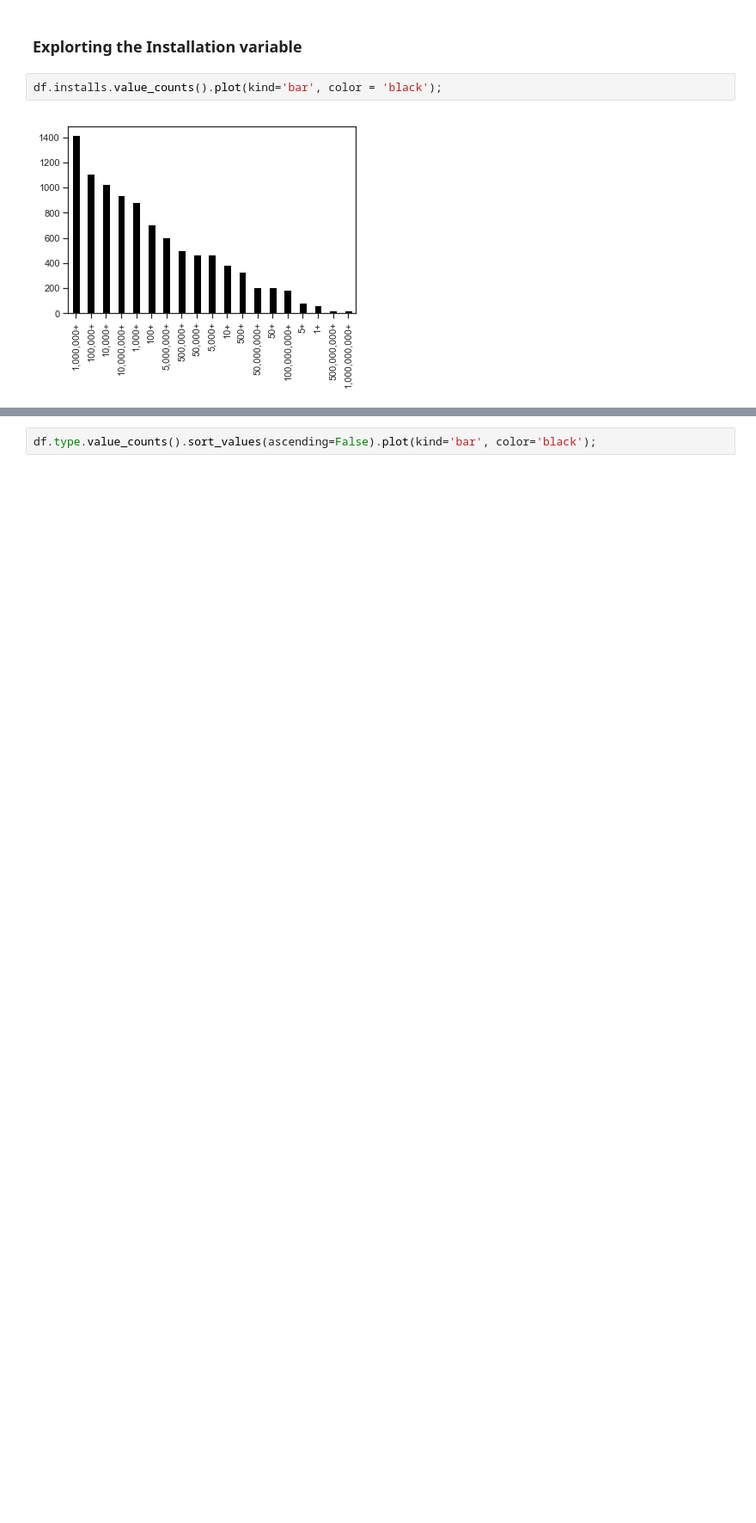
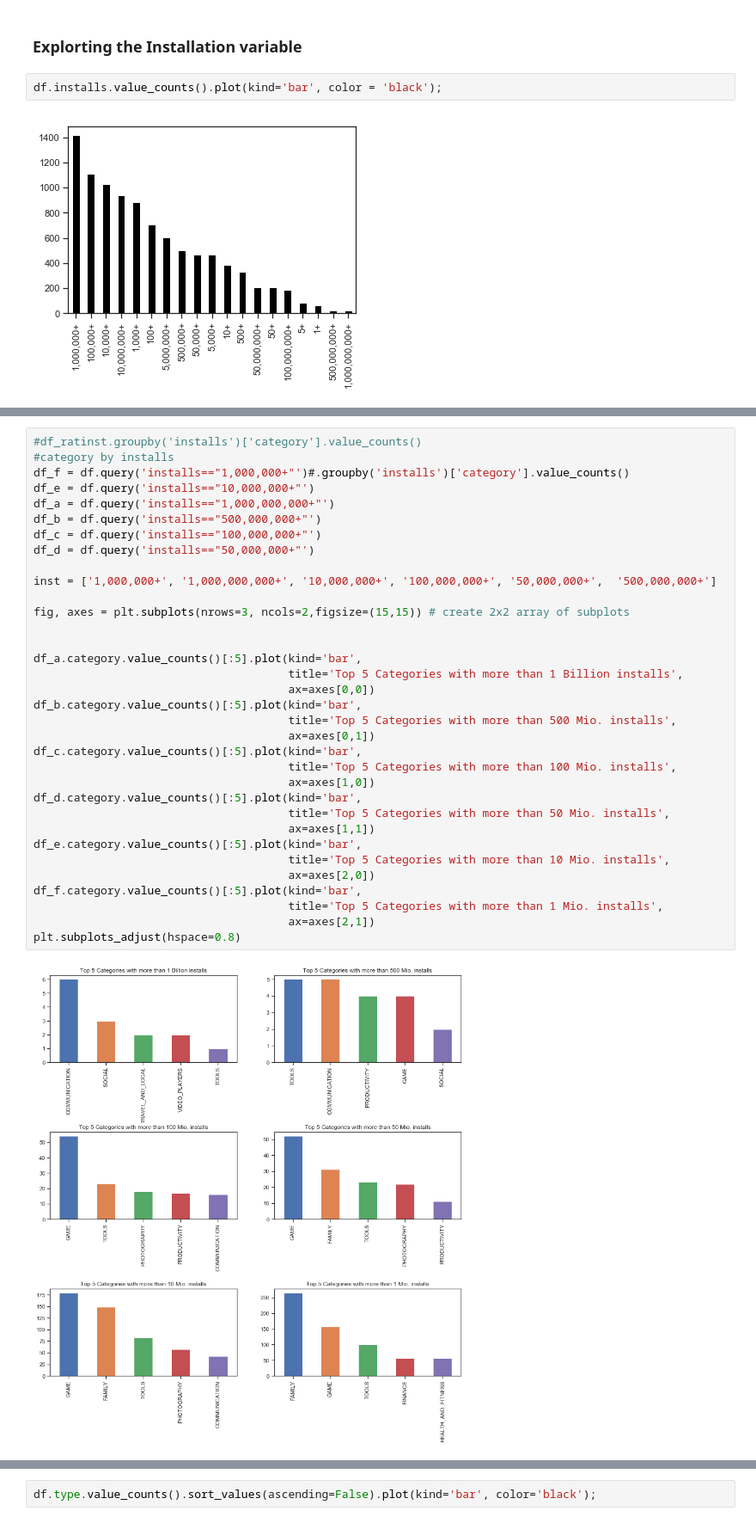
Before and after one commit to igorstojanovic91/google-play-store, a Jupyter notebook: Google Play Store Aanalysis.ipynb, the cells around one changed output, grey strips where cells are left out. Shown: that part at 86% size. Drawn from its saved outputs; the diff is of its cells as text; blank space fills up the shorter version.

```diff
--- a/Google Play Store Aanalysis.ipynb
+++ b/Google Play Store Aanalysis.ipynb
@@ -821,0 +947,36 @@ plt.show()
+# %%
+#df_ratinst.groupby('installs')['category'].value_counts()
+#category by installs
+df_f = df.query('installs=="1,000,000+"')#.groupby('installs')['category'].value_counts()
+df_e = df.query('installs=="10,000,000+"')
+df_a = df.query('installs=="1,000,000,000+"')
+df_b = df.query('installs=="500,000,000+"')
+df_c = df.query('installs=="100,000,000+"')
+df_d = df.query('installs=="50,000,000+"')
+
+inst = ['1,000,000+', '1,000,000,000+', '10,000,000+', '100,000,000+', '50,000,000+',  '500,000,000+']
+
+fig, axes = plt.subplots(nrows=3, ncols=2,figsize=(15,15)) # create 2x2 array of subplots
+
+
+df_a.category.value_counts()[:5].plot(kind='bar',
+                                      title='Top 5 Categories with more than 1 Billion installs',
+                                      ax=axes[0,0])
+df_b.category.value_counts()[:5].plot(kind='bar',
+                                      title='Top 5 Categories with more than 500 Mio. installs',
+                                      ax=axes[0,1])
+df_c.category.value_counts()[:5].plot(kind='bar',
+                                      title='Top 5 Categories with more than 100 Mio. installs',
+                                      ax=axes[1,0])
+df_d.category.value_counts()[:5].plot(kind='bar',
+                                      title='Top 5 Categories with more than 50 Mio. installs',
+                                      ax=axes[1,1])
+df_e.category.value_counts()[:5].plot(kind='bar',
+                                      title='Top 5 Categories with more than 10 Mio. installs',
+                                      ax=axes[2,0])
+df_f.category.value_counts()[:5].plot(kind='bar',
+                                      title='Top 5 Categories with more than 1 Mio. installs',
+                                      ax=axes[2,1])
+plt.subplots_adjust(hspace=0.8)
+# %% [output]
+[figure, added]
```
Also changed, not shown: parts of 13 cells of this notebook.
